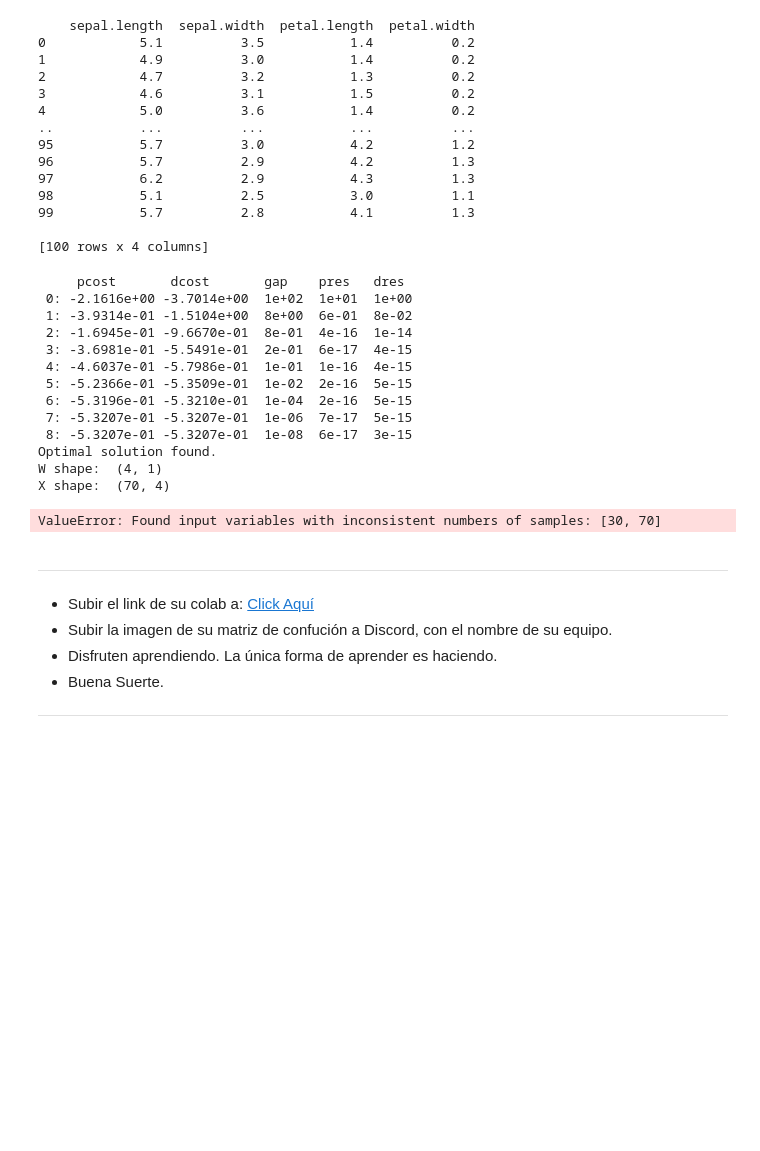
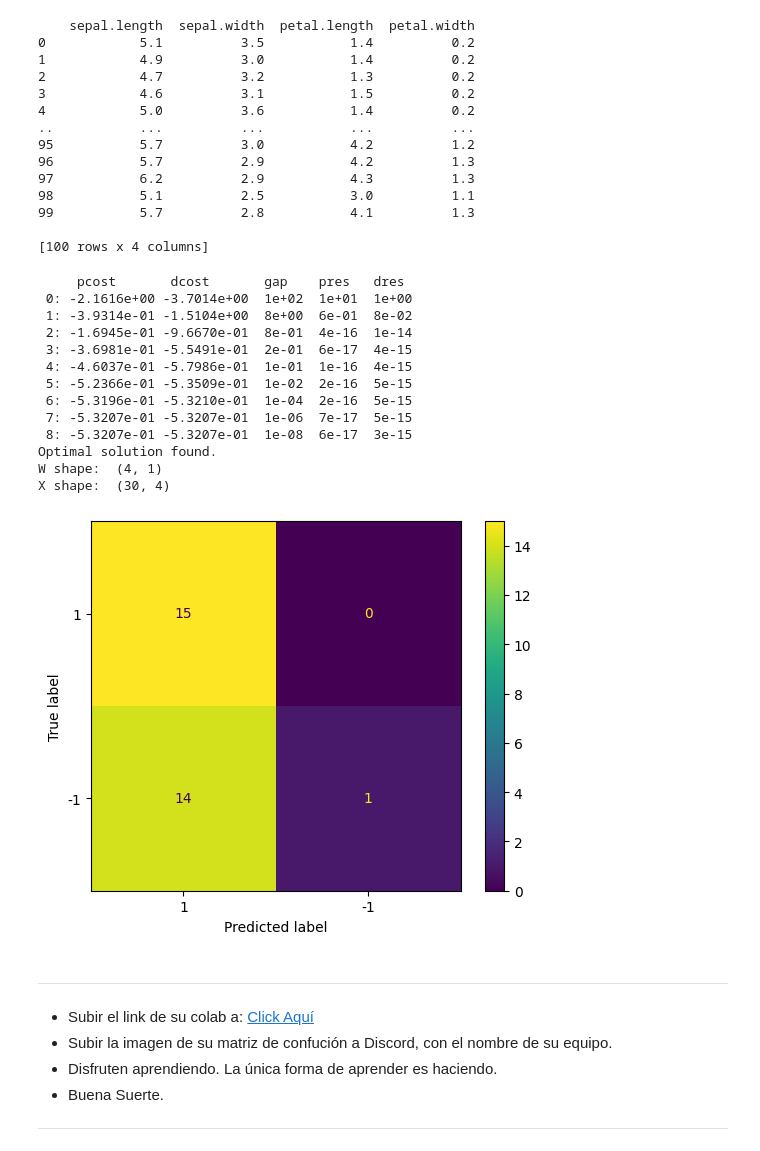
Before and after one commit to Fabrizzio20k/5TH-SEMESTER-CODE, a Jupyter notebook: MACHINE LEARNING/LAB 4/GRUPO_9_HARD_SVM.ipynb, the cells around one changed output. Drawn from its saved outputs; the diff is of its cells as text; code cells hidden in the pictures; blank space fills up the shorter version.

```diff
--- a/MACHINE LEARNING/LAB 4/GRUPO_9_HARD_SVM.ipynb
+++ b/MACHINE LEARNING/LAB 4/GRUPO_9_HARD_SVM.ipynb
@@ -178,34 +178,34 @@ Y_test = Y_test.to_numpy()
 [100 rows x 4 columns]
 # %%
 # Obtaining the values of the parameters W and b, to predict the classes to which the values of X_test belong
-lambda_list = GetLambda(X_train,Y_train)
-W =  Get_W(X_train,Y_train,lambda_list)
+lambda_list = GetLambda(X_test,Y_test)
+W =  Get_W(X_test,Y_test,lambda_list)
 b =  Get_b(X_test,W)
 
 # Convert all values greater than 0 to 1, and those less than 0 to -1
 Y_pred  = np.sign(Test(X_test,W,b))
 
 # We create a confution matrix
 Y_pred = Y_pred[0]
 confusion_matrix = metrics.confusion_matrix(Y_test, Y_pred)
 cm_display = metrics.ConfusionMatrixDisplay(confusion_matrix = confusion_matrix, display_labels = [1, -1])
 cm_display.plot()
 plt.show()
 # %% [output]
      pcost       dcost       gap    pres   dres
  0: -2.1616e+00 -3.7014e+00  1e+02  1e+01  1e+00
  1: -3.9314e-01 -1.5104e+00  8e+00  6e-01  8e-02
  2: -1.6945e-01 -9.6670e-01  8e-01  4e-16  1e-14
  3: -3.6981e-01 -5.5491e-01  2e-01  6e-17  4e-15
  4: -4.6037e-01 -5.7986e-01  1e-01  1e-16  4e-15
  5: -5.2366e-01 -5.3509e-01  1e-02  2e-16  5e-15
  6: -5.3196e-01 -5.3210e-01  1e-04  2e-16  5e-15
  7: -5.3207e-01 -5.3207e-01  1e-06  7e-17  5e-15
  8: -5.3207e-01 -5.3207e-01  1e-08  6e-17  3e-15
 Optimal solution found.
 W shape:  (4, 1)
-X shape:  (70, 4)
+X shape:  (30, 4)
-ValueError: Found input variables with inconsistent numbers of samples: [30, 70]
+[figure, added]
 # %% [markdown]
 ----
 
```
